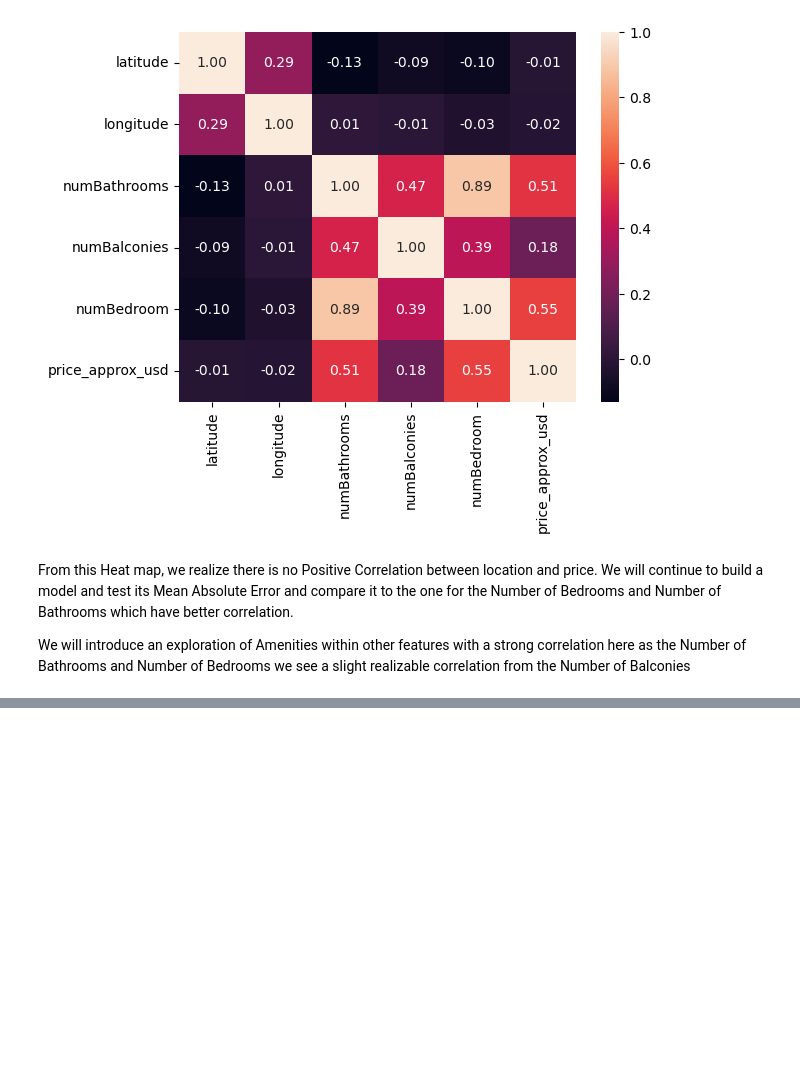
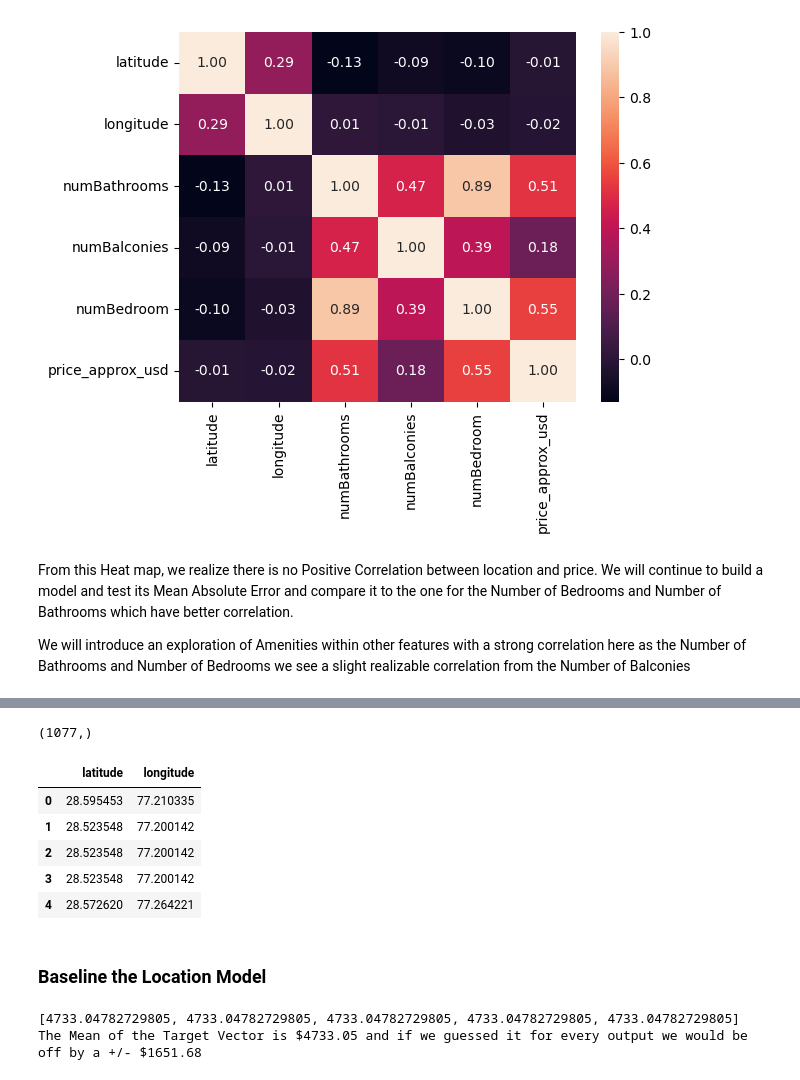
Before and after one commit to dumisanimukuchura/Dehli-Indian-Housing-Analysis-Part-3-Predict-Price-with-Location-Multiple-Linear-Regression, a Jupyter notebook: notebook/Dehli-Indian-Housing-Analysis-Part-3-Predict-Price-with-Location-Multiple-Linear-Regression.ipynb, the cells around one changed output, grey strips where cells are left out. Cells and saved outputs as stored; diff of their text form; code cells hidden in the pictures; blank space fills up the shorter version.

```diff
--- a/notebook/Dehli-Indian-Housing-Analysis-Part-3-Predict-Price-with-Location-Multiple-Linear-Regression.ipynb
+++ b/notebook/Dehli-Indian-Housing-Analysis-Part-3-Predict-Price-with-Location-Multiple-Linear-Regression.ipynb
@@ -150,0 +205,29 @@ We will introduce an exploration of Amenities within other features with a stron
+# %%
+#Create the Target Vector and the Feature Matrix for Location Model
+loc_target = "price_approx_usd"
+loc_features = ["latitude", "longitude"]
+loc_y_train = housing_training[loc_target]
+loc_X_train = housing_training[loc_features]
+print(loc_y_train.shape)
+loc_X_train.head()
+# %% [output]
+(1077,)
+|  | latitude | longitude |
+| 0 | 28.595453 | 77.210335 |
+| 1 | 28.523548 | 77.200142 |
+| 2 | 28.523548 | 77.200142 |
+| 3 | 28.523548 | 77.200142 |
+| 4 | 28.572620 | 77.264221 |
+# %% [markdown]
+### Baseline the Location Model
+# %%
+# Baseline the Location Model
+loc_y_mean = loc_y_train.mean()
+loc_y_pred_baseline = [loc_y_mean] * len(loc_y_train)
+print(loc_y_pred_baseline[:5])
+loc_baseline_mae = mean_absolute_error(loc_y_train, loc_y_pred_baseline)
+
+print(f"The Mean of the Target Vector is ${round(loc_y_mean, 2)} and if we guessed it for every output we would be off by a +/- ${round(loc_baseline_mae,2)}")
+# %% [output]
+[4733.04782729805, 4733.04782729805, 4733.04782729805, 4733.04782729805, 4733.04782729805]
+The Mean of the Target Vector is $4733.05 and if we guessed it for every output we would be off by a +/- $1651.68
```
Also changed, not shown: parts of 26 cells of this notebook.
